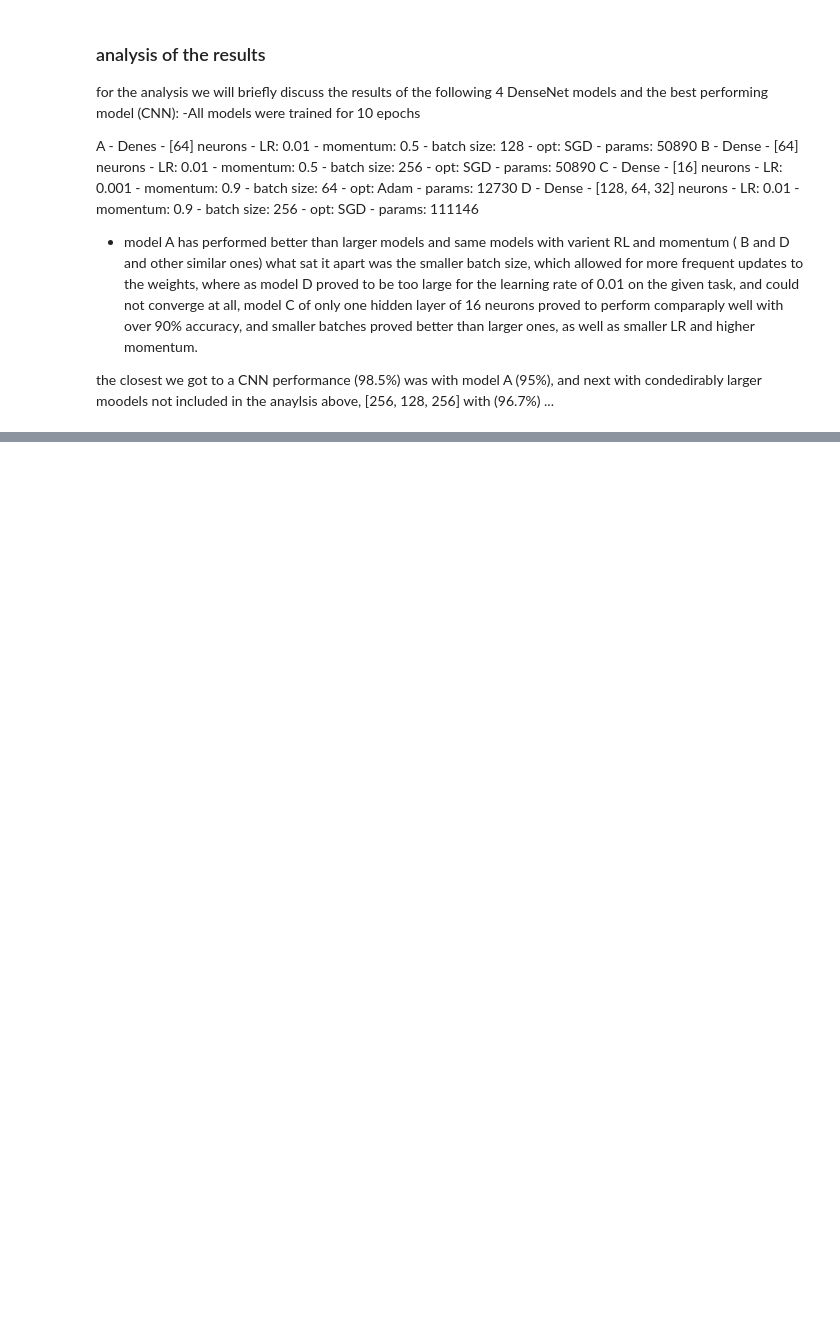
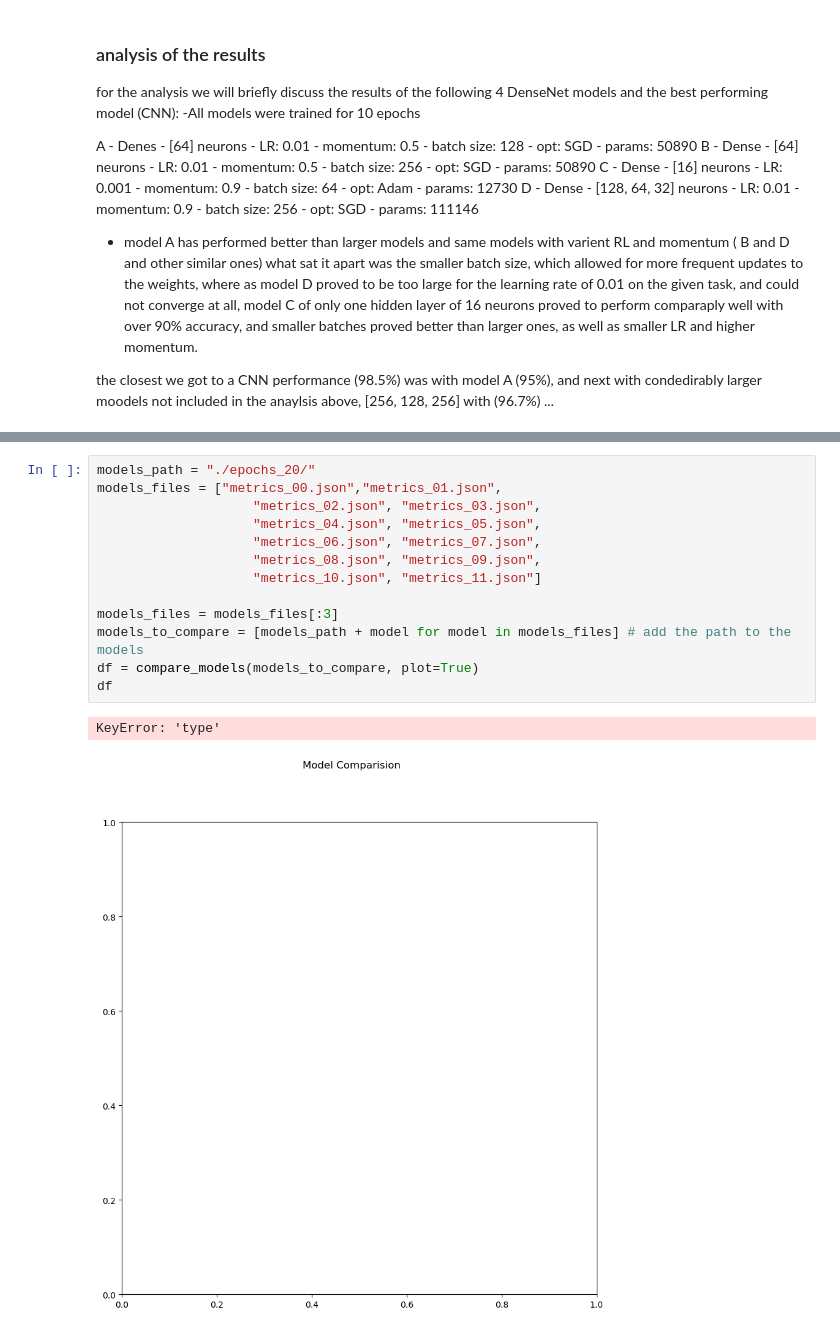
Before and after one commit to MoeMj1019/ANNs-with-TF, a Jupyter notebook: assignment_02/assignment-02.ipynb, the cells around one changed output, grey strips where cells are left out. Cells and saved outputs as stored; diff of their text form; blank space fills up the shorter version.

```diff
--- a/assignment_02/assignment-02.ipynb
+++ b/assignment_02/assignment-02.ipynb
@@ -446,0 +555,16 @@ the closest we got to a CNN performance (98.5%) was with model A (95%), and next
+# %%
+models_path = "./epochs_20/"
+models_files = ["metrics_00.json","metrics_01.json",
+                    "metrics_02.json", "metrics_03.json",
+                    "metrics_04.json", "metrics_05.json",
+                    "metrics_06.json", "metrics_07.json",
+                    "metrics_08.json", "metrics_09.json",
+                    "metrics_10.json", "metrics_11.json"]
+
+models_files = models_files[:3]
+models_to_compare = [models_path + model for model in models_files] # add the path to the models
+df = compare_models(models_to_compare, plot=True)
+df
+# %% [output]
+KeyError: 'type'
+[figure, added]
```
Also changed, not shown: parts of 15 cells of this notebook, 30 other files.
